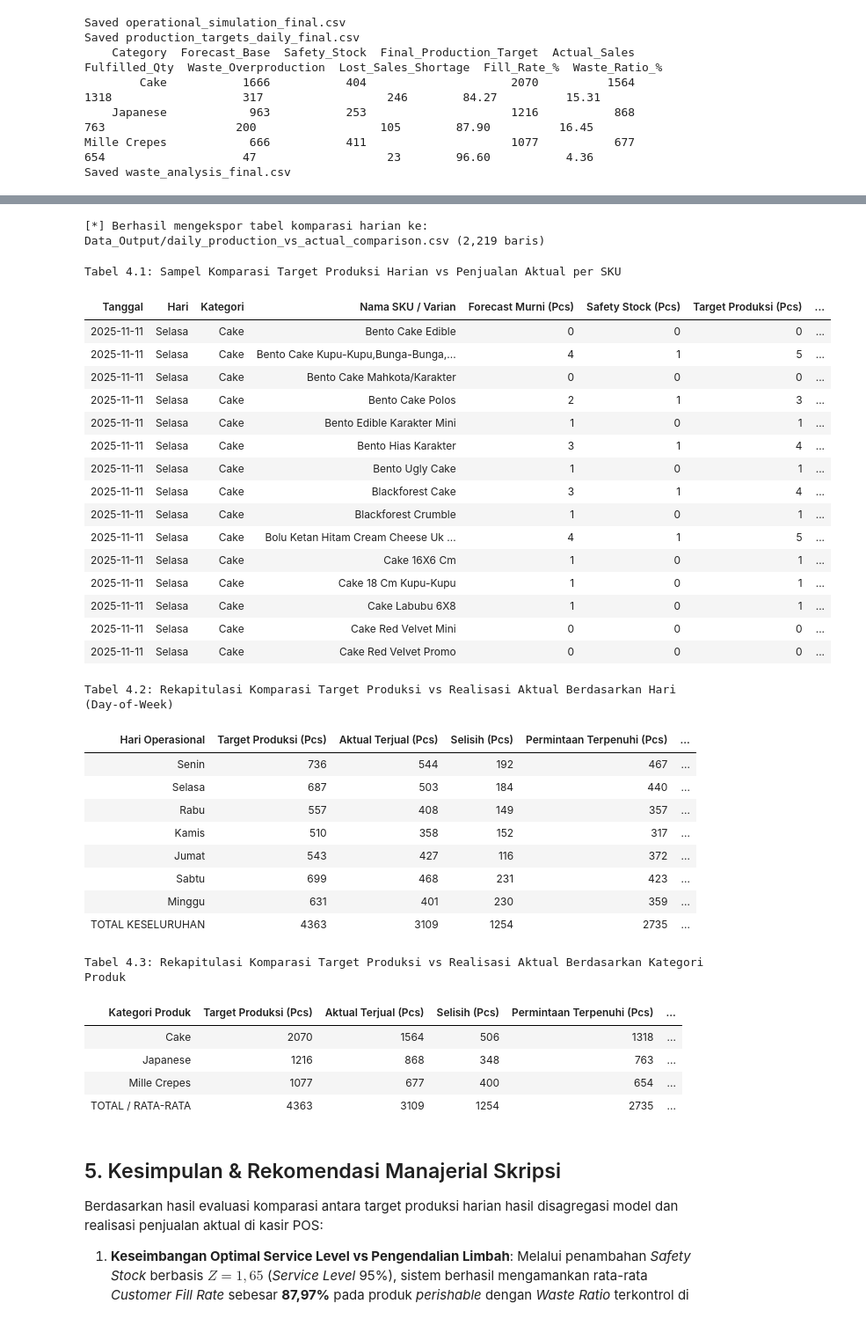
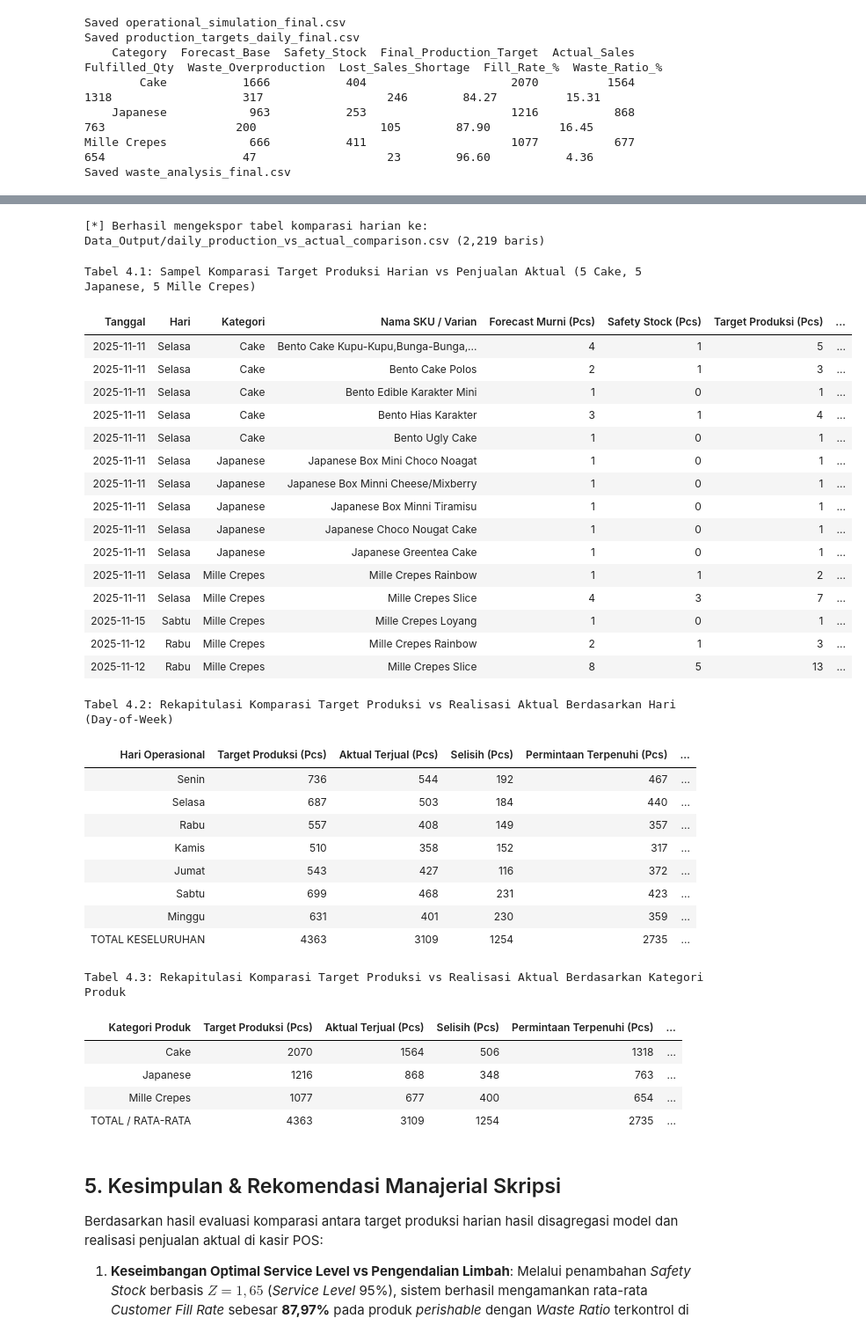
Before and after one commit to fadlianca-skripsi/ita-cake-shop-forecasting-pipeline, a Jupyter notebook: 02_modeling_ITA-Cake-Shop/05_Operational_Simulation_Disaggregation.ipynb, the cells around one changed output, grey strips where cells are left out. Shown at 88% size. Drawn from its saved outputs; the diff is of its cells as text; code cells hidden in the pictures.

Commit message:
feat(nb05): balance sample comparison table with 5 Cake, 5 Japanese, and 5 Mille Crepes SKUs

```diff
--- a/02_modeling_ITA-Cake-Shop/05_Operational_Simulation_Disaggregation.ipynb
+++ b/02_modeling_ITA-Cake-Shop/05_Operational_Simulation_Disaggregation.ipynb
@@ -540,21 +540,40 @@ plan_df.to_csv(eval_csv_path, index=False)
 print(f'[*] Berhasil mengekspor tabel komparasi harian ke: {eval_csv_path} ({len(plan_df):,} baris)')
 
 # ------------------------------------------------------------------------------
-# TAMPILAN 1: Tabel Sampel Komparasi Harian per SKU (Top Active SKU)
+# TAMPILAN 1: Tabel Sampel Komparasi Berimbang (5 Cake, 5 Japanese, 5 Mille Crepes)
 # ------------------------------------------------------------------------------
 sample_cols = [
     'Date', 'Hari', 'Category', 'SKU',
     'Forecast_Base', 'Safety_Stock', 'Final_Production_Target',
     'Actual_Sales', 'Selisih_Produksi_vs_Aktual', 'Status_Evaluasi'
 ]
-df_sample_display = plan_df[sample_cols].head(15).copy()
+sample_records = []
+for cat in ['Cake', 'Japanese', 'Mille Crepes']:
+    sub = plan_df[(plan_df['Category'] == cat) & (plan_df['Final_Production_Target'] > 0)]
+    seen_skus = set()
+    cat_samples = []
+    for _, row in sub.iterrows():
+        if row['SKU'] not in seen_skus:
+            seen_skus.add(row['SKU'])
+            cat_samples.append(row)
+            if len(cat_samples) == 5:
+                break
+    if len(cat_samples) < 5:
+        for _, row in sub.iterrows():
+            if len(cat_samples) == 5:
+                break
+            if row['Date'] != cat_samples[0]['Date']:
+                cat_samples.append(row)
+    sample_records.extend(cat_samples)
+
+df_sample_display = pd.DataFrame(sample_records)[sample_cols].copy()
 df_sample_display.columns = [
     'Tanggal', 'Hari', 'Kategori', 'Nama SKU / Varian',
     'Forecast Murni (Pcs)', 'Safety Stock (Pcs)', 'Target Produksi (Pcs)',
     'Penjualan Aktual (Pcs)', 'Selisih (Prod - Akt)', 'Status Evaluasi'
 ]
 
-display(HTML('<h4>Tabel 4.1: Sampel Komparasi Target Produksi Harian vs Penjualan Aktual per SKU</h4>'))
+display(HTML('<h4>Tabel 4.1: Sampel Komparasi Target Produksi Harian vs Penjualan Aktual (5 Cake, 5 Japanese, 5 Mille Crepes)</h4>'))
 display(HTML(df_sample_display.to_html(classes='dataframe', index=False)))
 
 # ------------------------------------------------------------------------------
@@ -598,49 +617,49 @@ summary_cat = plan_df.groupby('Category').agg({
     'Actual_Sales': 'sum',
     'Fulfilled_Qty': 'sum',
     'Waste_Qty': 'sum',
     'Stockout_Qty': 'sum'
 }).reindex(['Cake', 'Japanese', 'Mille Crepes']).reset_index()
 
 summary_cat['Selisih (Prod - Akt)'] = summary_cat['Final_Production_Target'] - summary_cat['Actual_Sales']
 summary_cat['Fill Rate (%)'] = (summary_cat['Fulfilled_Qty'] / summary_cat['Actual_Sales'] * 100).round(2)
 summary_cat['Waste Ratio (%)'] = (summary_cat['Waste_Qty'] / summary_cat['Final_Production_Target'] * 100).round(2)
 
 total_cat = pd.DataFrame([{
     'Category': 'TOTAL / RATA-RATA',
     'Final_Production_Target': summary_cat['Final_Production_Target'].sum(),
     'Actual_Sales': summary_cat['Actual_Sales'].sum(),
     'Fulfilled_Qty': summary_cat['Fulfilled_Qty'].sum(),
     'Waste_Qty': summary_cat['Waste_Qty'].sum(),
     'Stockout_Qty': summary_cat['Stockout_Qty'].sum(),
     'Selisih (Prod - Akt)': summary_cat['Selisih (Prod - Akt)'].sum(),
     'Fill Rate (%)': round(summary_cat['Fulfilled_Qty'].sum() / summary_cat['Actual_Sales'].sum() * 100, 2),
     'Waste Ratio (%)': round(summary_cat['Waste_Qty'].sum() / summary_cat['Final_Production_Target'].sum() * 100, 2)
 }])
 summary_cat_all = pd.concat([summary_cat, total_cat], ignore_index=True)
 summary_cat_display = summary_cat_all[['Category', 'Final_Production_Target', 'Actual_Sales', 'Selisih (Prod - Akt)', 'Fulfilled_Qty', 'Waste_Qty', 'Stockout_Qty', 'Fill Rate (%)', 'Waste Ratio (%)']].copy()
 summary_cat_display.columns = ['Kategori Produk', 'Target Produksi (Pcs)', 'Aktual Terjual (Pcs)', 'Selisih (Pcs)', 'Permintaan Terpenuhi (Pcs)', 'Potensi Limbah (Pcs)', 'Kehabisan Stok (Pcs)', 'Fill Rate (%)', 'Waste Ratio (%)']
 
 display(HTML('<h4>Tabel 4.3: Rekapitulasi Komparasi Target Produksi vs Realisasi Aktual Berdasarkan Kategori Produk</h4>'))
 display(HTML(summary_cat_display.to_html(classes='dataframe', index=False)))
 # %% [output]
 [*] Berhasil mengekspor tabel komparasi harian ke: Data_Output/daily_production_vs_actual_comparison.csv (2,219 baris)
-Tabel 4.1: Sampel Komparasi Target Produksi Harian vs Penjualan Aktual per SKU
+Tabel 4.1: Sampel Komparasi Target Produksi Harian vs Penjualan Aktual (5 Cake, 5 Japanese, 5 Mille Crepes)
 | Tanggal | Hari | Kategori | Nama SKU / Varian | Forecast Murni (Pcs) | Safety Stock (Pcs) | Target Produksi (Pcs) | ... |
-| 2025-11-11 | Selasa | Cake | Bento Cake Edible | 0 | 0 | 0 | ... |
 | 2025-11-11 | Selasa | Cake | Bento Cake Kupu-Kupu,Bunga-Bunga,... | 4 | 1 | 5 | ... |
-| 2025-11-11 | Selasa | Cake | Bento Cake Mahkota/Karakter | 0 | 0 | 0 | ... |
 | 2025-11-11 | Selasa | Cake | Bento Cake Polos | 2 | 1 | 3 | ... |
 | 2025-11-11 | Selasa | Cake | Bento Edible Karakter Mini | 1 | 0 | 1 | ... |
 | 2025-11-11 | Selasa | Cake | Bento Hias Karakter | 3 | 1 | 4 | ... |
 | 2025-11-11 | Selasa | Cake | Bento Ugly Cake | 1 | 0 | 1 | ... |
-| 2025-11-11 | Selasa | Cake | Blackforest Cake | 3 | 1 | 4 | ... |
-| 2025-11-11 | Selasa | Cake | Blackforest Crumble | 1 | 0 | 1 | ... |
-| 2025-11-11 | Selasa | Cake | Bolu Ketan Hitam Cream Cheese Uk ... | 4 | 1 | 5 | ... |
-| 2025-11-11 | Selasa | Cake | Cake 16X6 Cm | 1 | 0 | 1 | ... |
-| 2025-11-11 | Selasa | Cake | Cake 18 Cm Kupu-Kupu | 1 | 0 | 1 | ... |
-| 2025-11-11 | Selasa | Cake | Cake Labubu 6X8 | 1 | 0 | 1 | ... |
-| 2025-11-11 | Selasa | Cake | Cake Red Velvet Mini | 0 | 0 | 0 | ... |
-| 2025-11-11 | Selasa | Cake | Cake Red Velvet Promo | 0 | 0 | 0 | ... |
+| 2025-11-11 | Selasa | Japanese | Japanese Box Mini Choco Noagat | 1 | 0 | 1 | ... |
+| 2025-11-11 | Selasa | Japanese | Japanese Box Minni Cheese/Mixberry | 1 | 0 | 1 | ... |
+| 2025-11-11 | Selasa | Japanese | Japanese Box Minni Tiramisu | 1 | 0 | 1 | ... |
+| 2025-11-11 | Selasa | Japanese | Japanese Choco Nougat Cake | 1 | 0 | 1 | ... |
+| 2025-11-11 | Selasa | Japanese | Japanese Greentea Cake | 1 | 0 | 1 | ... |
+| 2025-11-11 | Selasa | Mille Crepes | Mille Crepes Rainbow | 1 | 1 | 2 | ... |
+| 2025-11-11 | Selasa | Mille Crepes | Mille Crepes Slice | 4 | 3 | 7 | ... |
+| 2025-11-15 | Sabtu | Mille Crepes | Mille Crepes Loyang | 1 | 0 | 1 | ... |
+| 2025-11-12 | Rabu | Mille Crepes | Mille Crepes Rainbow | 2 | 1 | 3 | ... |
+| 2025-11-12 | Rabu | Mille Crepes | Mille Crepes Slice | 8 | 5 | 13 | ... |
 Tabel 4.2: Rekapitulasi Komparasi Target Produksi vs Realisasi Aktual Berdasarkan Hari (Day-of-Week)
 | Hari Operasional | Target Produksi (Pcs) | Aktual Terjual (Pcs) | Selisih (Pcs) | Permintaan Terpenuhi (Pcs) | ... |
 | Senin | 736 | 544 | 192 | 467 | ... |
```
Also changed, not shown: parts of 1 cell of this notebook.
